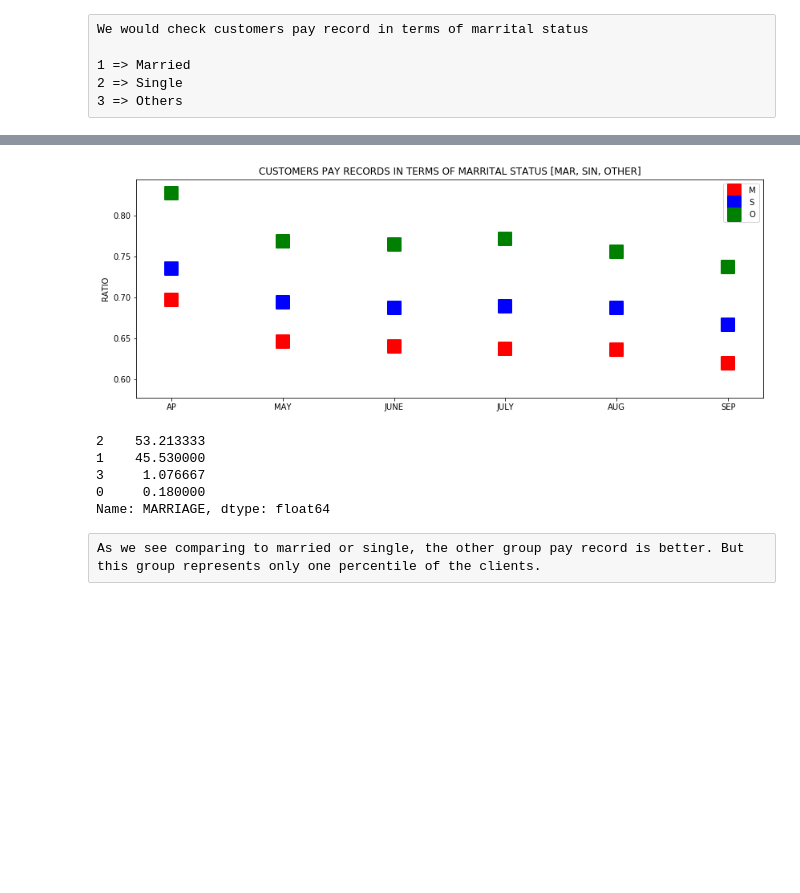
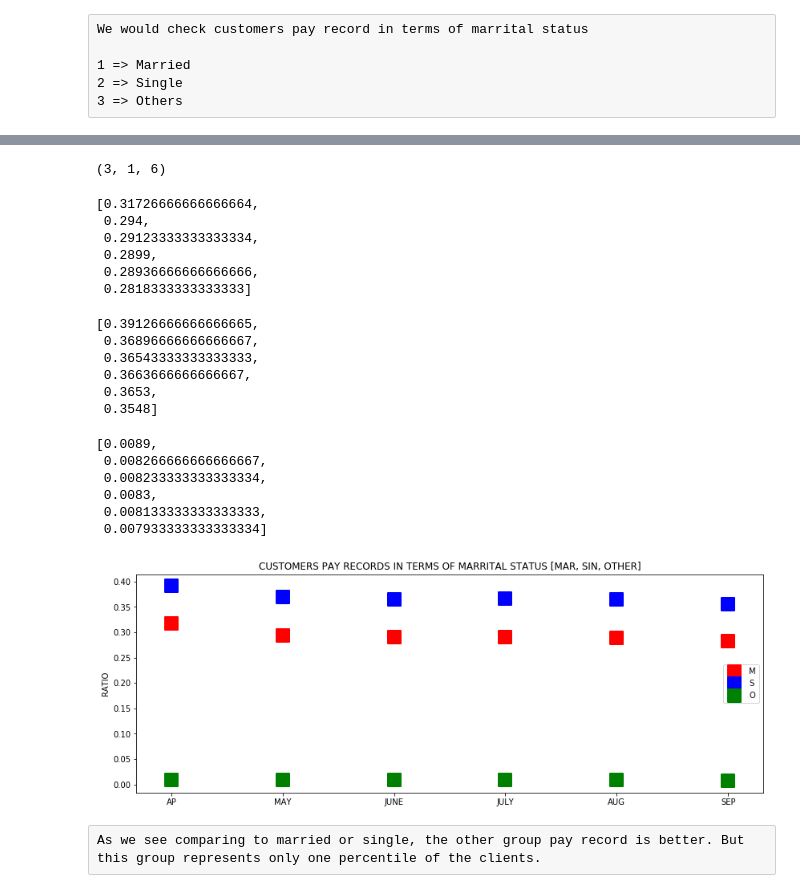
Before and after one commit to dsdata2000/springboard, a Jupyter notebook: default_credit_card_client_v3.ipynb, the cells around one changed output, grey strips where cells are left out. Saved outputs shown, nothing was run; the diff lists cells and outputs as text; code cells hidden in the pictures; blank space fills up the shorter version.

```diff
--- a/default_credit_card_client_v3.ipynb
+++ b/default_credit_card_client_v3.ipynb
@@ -293,24 +428,53 @@ for ms in [1,2,3]:
+# %%
+np.shape(binary_pay_recors_ms)
+# %% [output]
+(3, 1, 6)
+# %%
+pay_married = binary_pay_recors_ms[0][0]
+pay_married
+# %% [output]
+[0.31726666666666664,
+ 0.294,
+ 0.29123333333333334,
+ 0.2899,
+ 0.28936666666666666,
+ 0.2818333333333333]
+# %%
+pay_single = binary_pay_recors_ms[1][0]
+pay_single
+# %% [output]
+[0.39126666666666665,
+ 0.36896666666666667,
+ 0.36543333333333333,
+ 0.3663666666666667,
+ 0.3653,
+ 0.3548]
+# %%
+pay_other = binary_pay_recors_ms[2][0]
+pay_other
+# %% [output]
+[0.0089,
+ 0.008266666666666667,
+ 0.008233333333333334,
+ 0.0083,
+ 0.008133333333333333,
+ 0.007933333333333334]
+# %%
+pay_records_ms = [pay_married, pay_single, pay_other]
 # %%
 colr = ['red', 'blue', 'green']
+lab_ = ['M', 'S', 'O']
 plt.figure(figsize=(14,5))
 for p in range(0,3):
-    plt.scatter(np.arange(1,7,1),binary_pay_recors_ms[p], s=2**8, c=colr[p], marker='s',linewidths=2 )
+    plt.scatter(np.arange(1,7,1),pay_records_ms[p], label=lab_[p], color=colr[p],  s=2**8,marker='s',linewidths=2 )
 
 plt.legend('MSO')
 plt.ylabel('RATIO')
 plt.title('CUSTOMERS PAY RECORDS IN TERMS OF MARRITAL STATUS [MAR, SIN, OTHER]')
 plt.xticks([1,2,3,4,5,6],('AP', 'MAY', 'JUNE', 'JULY', 'AUG', 'SEP'))
 plt.show()
 # %% [output]
-[figure, old version]
+[figure, new version]
-# %%
-df[df.columns[4]].value_counts()*100/df['MARRIAGE'].value_counts().sum()
-# %% [output]
-2    53.213333
-1    45.530000
-3     1.076667
-0     0.180000
-Name: MARRIAGE, dtype: float64
 # %% [raw]
 As we see comparing to married or single, the other group pay record is better. But this group represents only one percentile of the clients.
 # %% [markdown]
```
Also changed, not shown: parts of 58 cells of this notebook.
